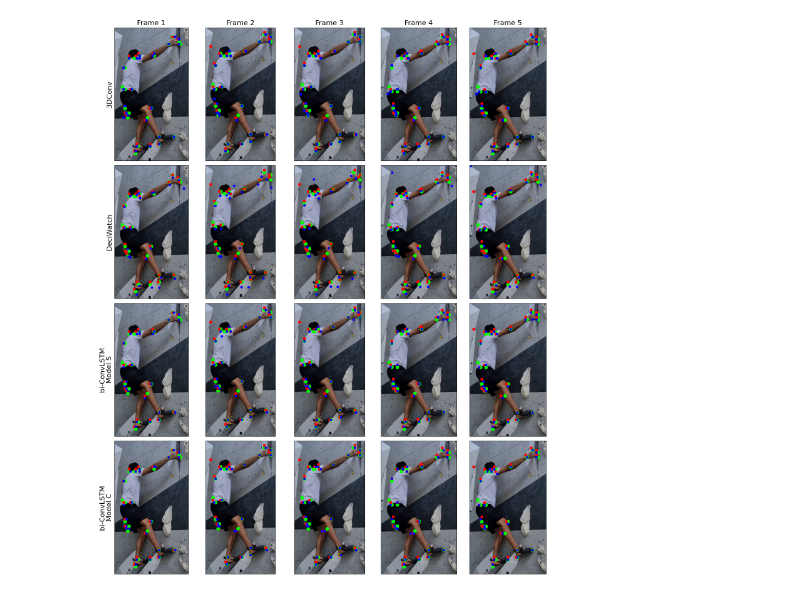
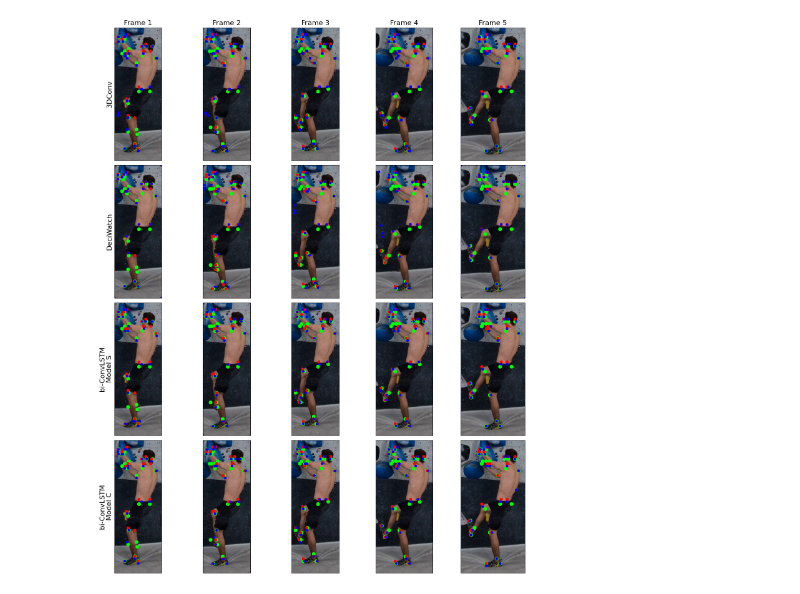
Before and after one commit to AndreOskarAndersen/master_thesis, a Jupyter notebook: src/visualization/predictions.ipynb, the cells around one changed output. Cells and saved outputs as stored; diff of their text form; code cells hidden in the pictures.

```diff
--- a/src/visualization/predictions.ipynb
+++ b/src/visualization/predictions.ipynb
@@ -107,7 +156,12 @@ def get_best_model_path(model_type, finetuned_models_paths):
 
     for path in finetuned_models_paths:
         model_best_acc = np.max(np.load(path + "val_accs.npy"))
-        model_best_acc_argmax = np.argmax(np.load(path + "val_accs.npy")) + 1
+        model_best_acc_argmax = np.argmax(np.load(path + "val_accs.npy"))
+
+        if model_best_acc_argmax == 0:
+            path = path.replace("finetuned_models", "pretrained_models")
+            model_best_acc = np.max(np.load(path + "val_accs.npy"))
+            model_best_acc_argmax = np.argmax(np.load(path + "val_accs.npy"))
 
         if model_best_acc > best_acc:
             best_acc = model_best_acc
@@ -168,11 +226,11 @@ def load_gt_keypoints(data_target_dir_path, video_name, frame_idx):
 
     return gt_keypoints
 # %%
-def load_pred_keypoints(data_input_dir_path, video_name, start_frame, model, is_deciwatch=False):
+def load_pred_keypoints(data_input_dir_path, video_name, model, is_deciwatch=False):
 
     input_heatmaps = torch.zeros((5, 25, 56, 56), dtype=float)
 
-    for frame_idx in range(start_frame, start_frame + 5):
+    for frame_idx in range(5):
         frame_heatmaps = torch.load(data_input_dir_path + video_name.replace(".mp4", "") + "/" + str(frame_idx) + ".pt") * 255
         input_heatmaps[frame_idx] = frame_heatmaps
 
@@ -192,13 +250,11 @@ def load_pred_keypoints(data_input_dir_path, video_name, start_frame, model, is_
 
     return keypoints
 # %%
-data_input_dir_path = "../../data/processed/ClimbAlong/input/"
-data_target_dir_path = "../../data/processed/ClimbAlong/target/"
+data_input_dir_path = "../../data/processed/ClimbAlong/testing/input/"
+data_target_dir_path = "../../data/processed/ClimbAlong/testing/target/"
 data_video_dir_path = "../../data/raw/ClimbAlong/video/"
 data_annotations_dir_path = "../../data/raw/ClimbAlong/input/"
 
 finetuned_models_paths = [f"../../finetuned_models/1/{model_name}/" for model_name in os.listdir("../../finetuned_models/1/")] + [f"../../finetuned_models/2/{model_name}/" for model_name in os.listdir("../../finetuned_models/2/")]
 
-video_names = os.listdir(data_video_dir_path)
-
 baseline, deciwatch, unipose, unipose2 = load_best_models(finetuned_models_paths)
@@ -205,7 +267,7 @@ baseline, deciwatch, unipose, unipose2 = load_best_models(finetuned_models_paths
 # %%
 # Path for video
 video_idx = 0
-video_name = video_names[video_idx]
+video_name = "20220801_155032.mp4"
 video_path = data_video_dir_path + video_name
 
 # Loading Mask RCNN predicted video bboxes
@@ -237,14 +299,14 @@ axs[1, 0].set_ylabel("DeciWatch", fontsize=fontsize)
 axs[2, 0].set_ylabel("bi-ConvLSTM\nModel S", fontsize=fontsize)
 axs[3, 0].set_ylabel("bi-ConvLSTM\nModel C", fontsize=fontsize)
 
-for i in range(start_frame, end_frame + 1):
+for i in range(num_frames):
     axs[0, i].set_title(f"Frame {i + 1}", fontsize=fontsize)
 
 # Extracting predicted keypoints
-baseline_keypoints = load_pred_keypoints(data_input_dir_path, video_name, start_frame, baseline)
-deciwatch_keypoints = load_pred_keypoints(data_input_dir_path, video_name, start_frame, deciwatch, is_deciwatch=True)
-unipose_keypoints = load_pred_keypoints(data_input_dir_path, video_name, start_frame, unipose)
-unipose2_keypoints = load_pred_keypoints(data_input_dir_path, video_name, start_frame, unipose2)
+baseline_keypoints = load_pred_keypoints(data_input_dir_path, video_name, baseline)
+deciwatch_keypoints = load_pred_keypoints(data_input_dir_path, video_name, deciwatch, is_deciwatch=True)
+unipose_keypoints = load_pred_keypoints(data_input_dir_path, video_name, unipose)
+unipose2_keypoints = load_pred_keypoints(data_input_dir_path, video_name, unipose2)
 
 for frame_idx in range(start_frame, end_frame + 1):
 
@@ -265,19 +327,44 @@ for frame_idx in range(start_frame, end_frame + 1):
 
     # Baseline
     baseline_frame = draw_keypoints(frame, baseline_keypoints[frame_idx - start_frame], width_scale, height_scale, radius=radius)
-    axs[0, frame_idx].imshow(baseline_frame)
+    axs[0, frame_idx - start_frame].imshow(baseline_frame)
 
     # DeciWatch
     deciwatch_frame = draw_keypoints(frame, deciwatch_keypoints[frame_idx - start_frame], width_scale, height_scale, radius=radius - 1)
-    axs[1, frame_idx].imshow(deciwatch_frame)
+    axs[1, frame_idx - start_frame].imshow(deciwatch_frame)
 
     # Unipose
     unipose_frame = draw_keypoints(frame, unipose_keypoints[frame_idx - start_frame], width_scale, height_scale, radius=radius - 1)
-    axs[2, frame_idx].imshow(unipose_frame)
+    axs[2, frame_idx - start_frame].imshow(unipose_frame)
 
     # Unipose2
     unipose2_frame = draw_keypoints(frame, unipose2_keypoints[frame_idx - start_frame], width_scale, height_scale, radius=radius - 1)
-    axs[3, frame_idx].imshow(unipose2_frame)
+    axs[3, frame_idx - start_frame].imshow(unipose2_frame)
+
+    baseline_keypoint = baseline_keypoints[frame_idx - start_frame]
+    deciwatch_keypoint = deciwatch_keypoints[frame_idx - start_frame]
+    unipose_keypoint = unipose_keypoints[frame_idx - start_frame]
+    unipose2_keypoint = unipose2_keypoints[frame_idx - start_frame]
+
+    gt_keypoint = gt_keypoints.reshape((1, 1, -1))
+    baseline_keypoint = baseline_keypoint.reshape((1, 1, -1))
+    deciwatch_keypoint = deciwatch_keypoint.reshape((1, 1, -1))
+    unipose_keypoint = unipose_keypoint.reshape((1, 1, -1))
+    unipose2_keypoint = unipose2_keypoint.reshape((1, 1, -1))
+    mask_rcnn_keypoint = mask_rcnn_keypoints.reshape((1, 1, -1))
+
+    input_pck = compute_PCK(gt_keypoint, mask_rcnn_keypoint, norm=0.05)
+    baseline_keypoint_pck = compute_PCK(gt_keypoint, baseline_keypoint, norm=0.05)
+    deciwatch_keypoint_pck = compute_PCK(gt_keypoint, deciwatch_keypoint, norm=0.05)
+    unipose_keypoint_pck = compute_PCK(gt_keypoint, unipose_keypoint, norm=0.05)
+    unipose2_keypoint_pck = compute_PCK(gt_keypoint, unipose2_keypoint, norm=0.05)
+
+    print(f"frame {frame_idx} - Mask RCNN", input_pck)
+    print(f"frame {frame_idx} - 3DConv", baseline_keypoint_pck)
+    print(f"frame {frame_idx} - DeciWatch", deciwatch_keypoint_pck)
+    print(f"frame {frame_idx} - Unipose", unipose_keypoint_pck)
+    print(f"frame {frame_idx} - Unipose2", unipose2_keypoint_pck)
+    print()
 
 plt.tight_layout()
 plt.show()
@@ -285 +389 @@ plt.show()
-[figure, old version]
+[figure, new version]
```
Also changed, not shown: parts of 8 cells of this notebook, 17 other files.
